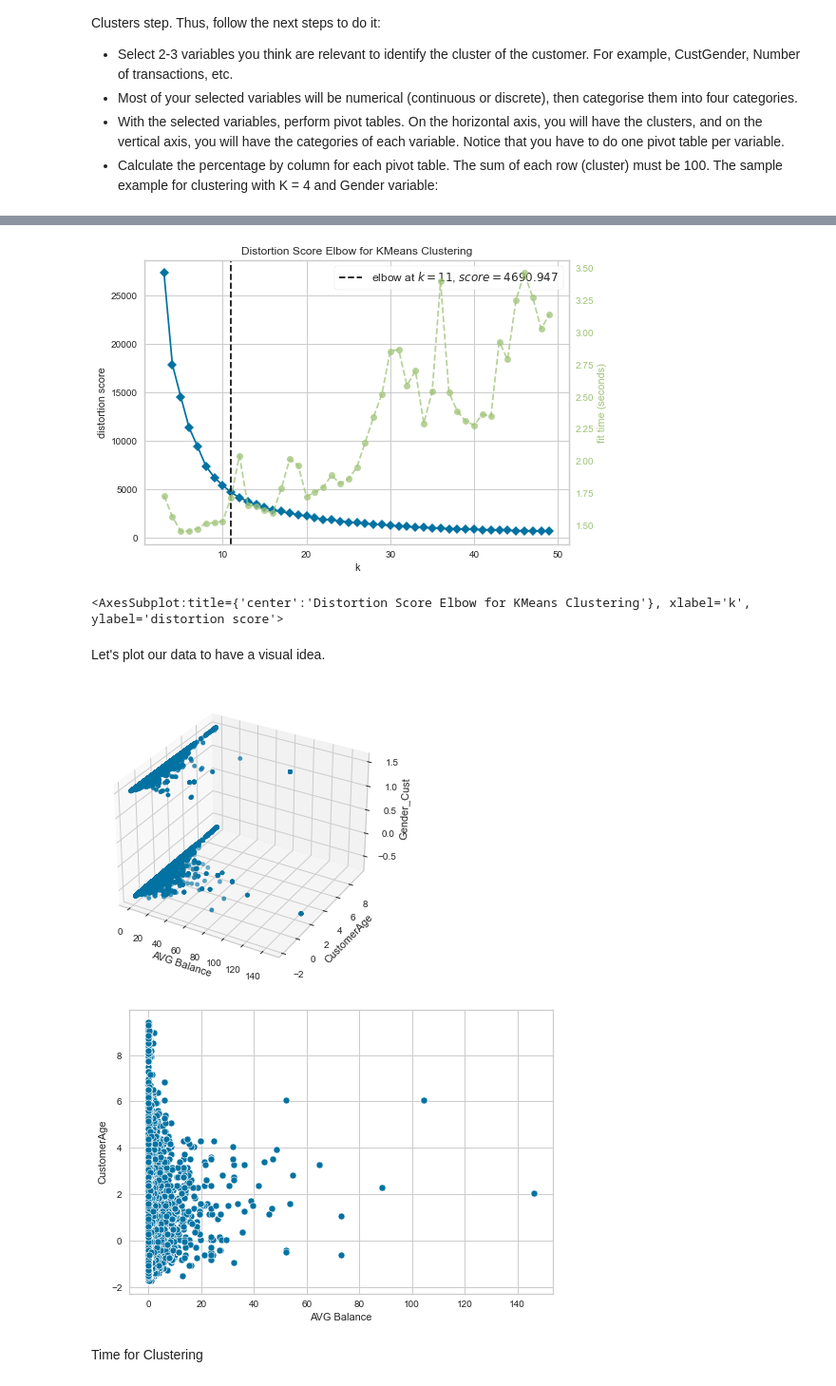
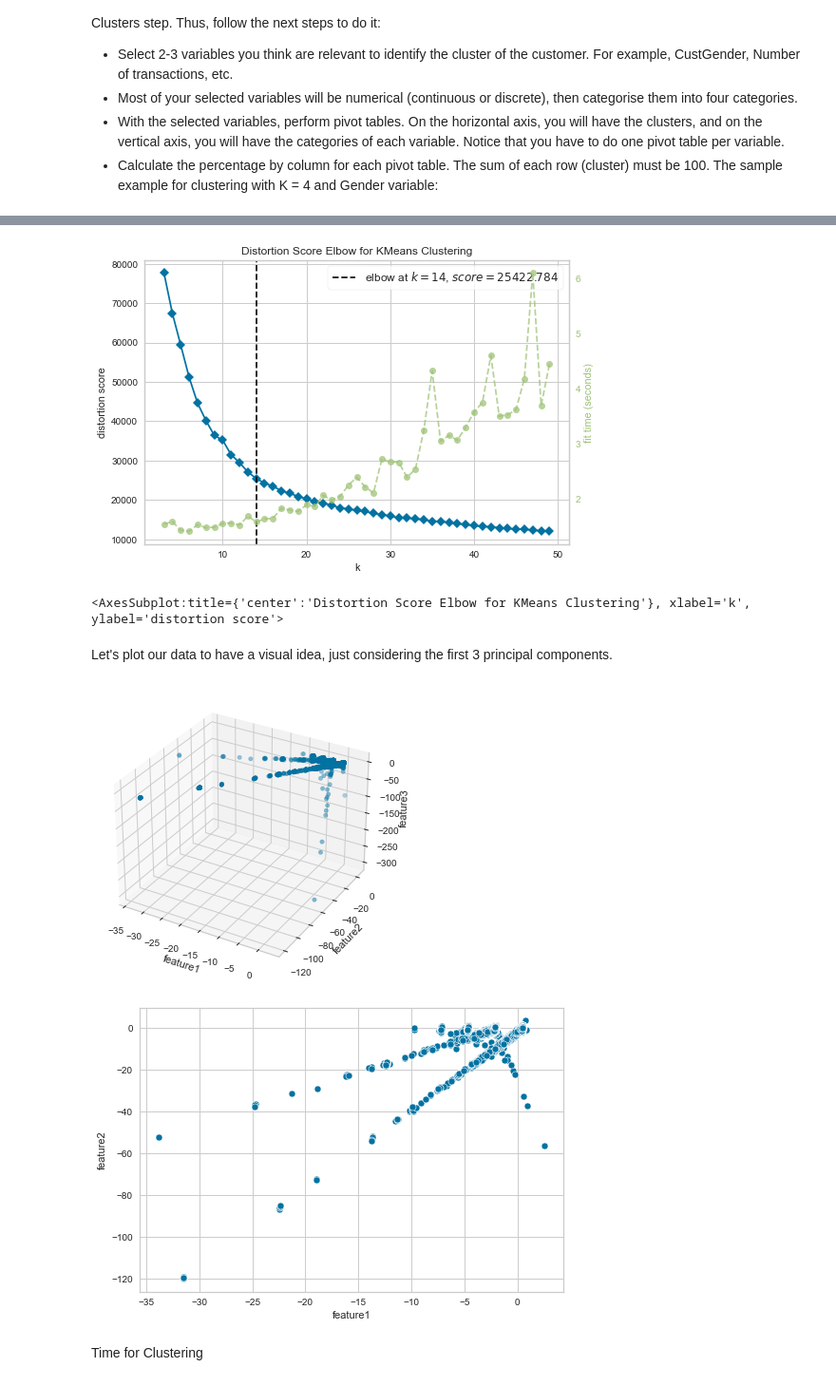
Before and after one commit to sim2000dg/adm_hw4_group26, a Jupyter notebook: 2.4.ipynb, the cells around one changed output, grey strips where cells are left out. Shown at 95% size. Saved outputs shown, nothing was run; the diff lists cells and outputs as text; code cells hidden in the pictures.

```diff
--- a/2.4.ipynb
+++ b/2.4.ipynb
@@ -32,0 +23,2 @@ relevant_df = df[['Gender_Cust','CustomerAge','AVG Balance']]
+# %%
+data = pd.read_csv('projected_data.csv')
@@ -33 +41,3 @@ relevant_df = df[['Gender_Cust','CustomerAge','AVG Balance']]
+# %%
+relevant_df = data.drop(columns='CustomerID')
 # %% [markdown]
@@ -35,5 +45,5 @@ Let's standardize our dataset.Standardization prevents variables with larger sca
 It allows all variables tobe considered by the algorithm with equal importance.
 # %%
 relevant_df = StandardScaler().fit_transform(relevant_df)
-feat_cols = ['Gender_Cust','CustomerAge','AVG Balance']
+feat_cols = ['feature'+str(i) for i in range(1,8)]
 relevant_df = pd.DataFrame(relevant_df,columns=feat_cols)
@@ -50,6 +76,6 @@ visualizer = KElbowVisualizer(model, k=(3,50))
 visualizer.fit(relevant_df_sample)
 visualizer.show()
 # %% [output]
-[figure, old version]
+[figure, new version]
 <AxesSubplot:title={'center':'Distortion Score Elbow for KMeans Clustering'}, xlabel='k', ylabel='distortion score'>
 # %%
@@ -57,27 +83,27 @@ model = KMeans(n_clusters=11,init='k-means++')
 # %% [markdown]
-Let's plot our data to have a visual idea.
+Let's plot our data to have a visual idea, just considering the first 3 principal components.
 # %%
 fig = plt.figure()
 ax = fig.add_subplot(111, projection='3d')
 
-x = relevant_df['AVG Balance']
-y = relevant_df['CustomerAge']
-z = relevant_df['Gender_Cust']
+x = relevant_df['feature1']
+y = relevant_df['feature2']
+z = relevant_df['feature3']
 
 # Plot the values
 ax.scatter(x, y, z, c = 'b', marker='o')
-ax.set_xlabel('AVG Balance')
-ax.set_ylabel('CustomerAge')
-ax.set_zlabel('Gender_Cust')
+ax.set_xlabel('feature1')
+ax.set_ylabel('feature2')
+ax.set_zlabel('feature3')
 
 plt.show()
 # %% [output]
-[figure, old version]
+[figure, new version]
 # %%
-sns.scatterplot(x=relevant_df['AVG Balance'],y=relevant_df['CustomerAge'])
+sns.scatterplot(x=relevant_df['feature1'],y=relevant_df['feature2'])
 plt.show()
 # %% [output]
-[figure, old version]
+[figure, new version]
 # %% [markdown]
 Time for Clustering
 # %%
```
Also changed, not shown: parts of 28 cells of this notebook.
